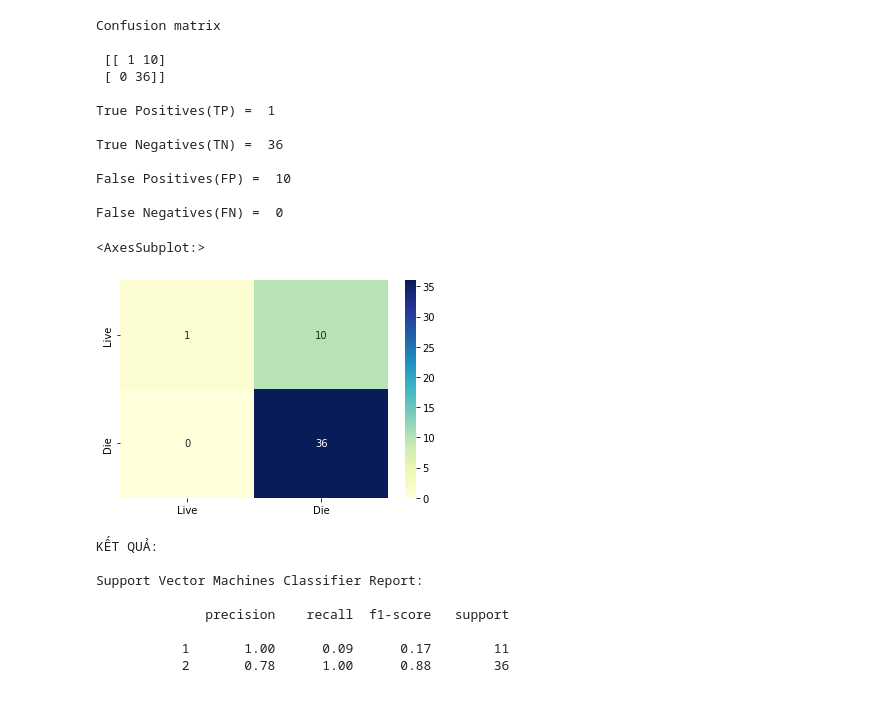
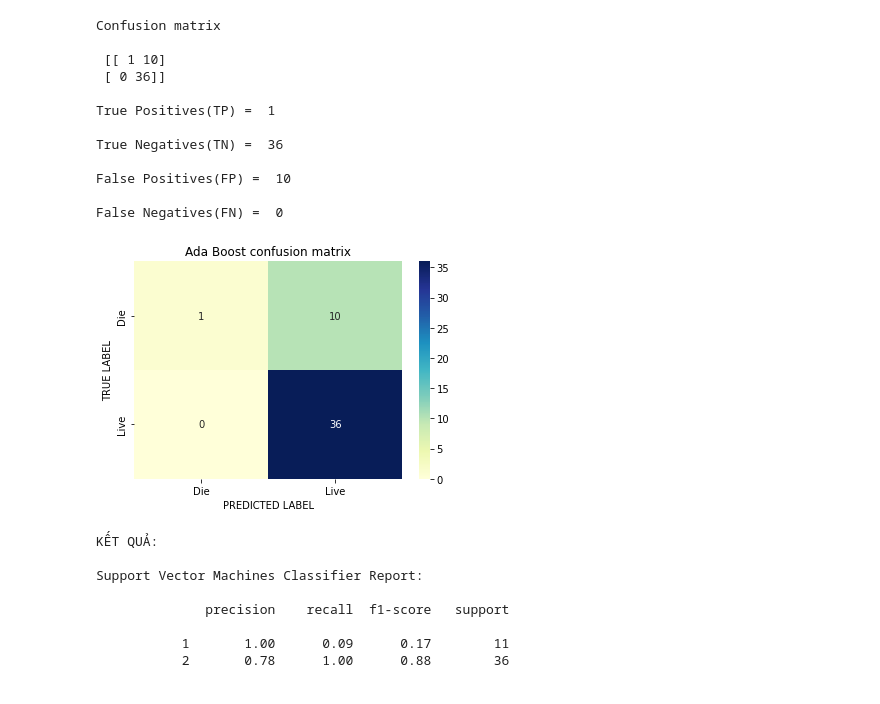
Before and after one commit to xiaolynx/giao-linh-910, a Jupyter notebook: n01-ph-n-l-p-d-li-u-ung-th.ipynb, the cells around one changed output. Drawn from its saved outputs; the diff is of its cells as text; code cells hidden in the pictures.

```diff
--- a/n01-ph-n-l-p-d-li-u-ung-th.ipynb
+++ b/n01-ph-n-l-p-d-li-u-ung-th.ipynb
@@ -384,14 +384,16 @@ False Negatives(FN) =  0
 # %%
 # Trực quan hóa sơ đồ nhầm lẫn với with ma trận mã hóa màu
 from sklearn.metrics import confusion_matrix
 
 cm = confusion_matrix(y_test, Y_pred_svm)
-cm_matrix = pd.DataFrame(data=cm, columns=['Live', 'Die'],
-                                 index=['Live', 'Die'])
+cm_matrix = pd.DataFrame(data=cm, columns=['Die', 'Live'],
+                                 index=['Die', 'Live'])
 sns.heatmap(cm_matrix, annot=True, fmt='d', cmap='YlGnBu')
+plt.title('Ada Boost confusion matrix')
+plt.ylabel('TRUE LABEL')
+plt.xlabel('PREDICTED LABEL');
 # %% [output]
-<AxesSubplot:>
-[figure, old version]
+[figure, new version]
 # %%
 from sklearn.metrics import classification_report, confusion_matrix, precision_recall_curve, auc, roc_curve
 from sklearn.model_selection import cross_val_predict, cross_val_score
```
Also changed, not shown: parts of 8 cells of this notebook.
